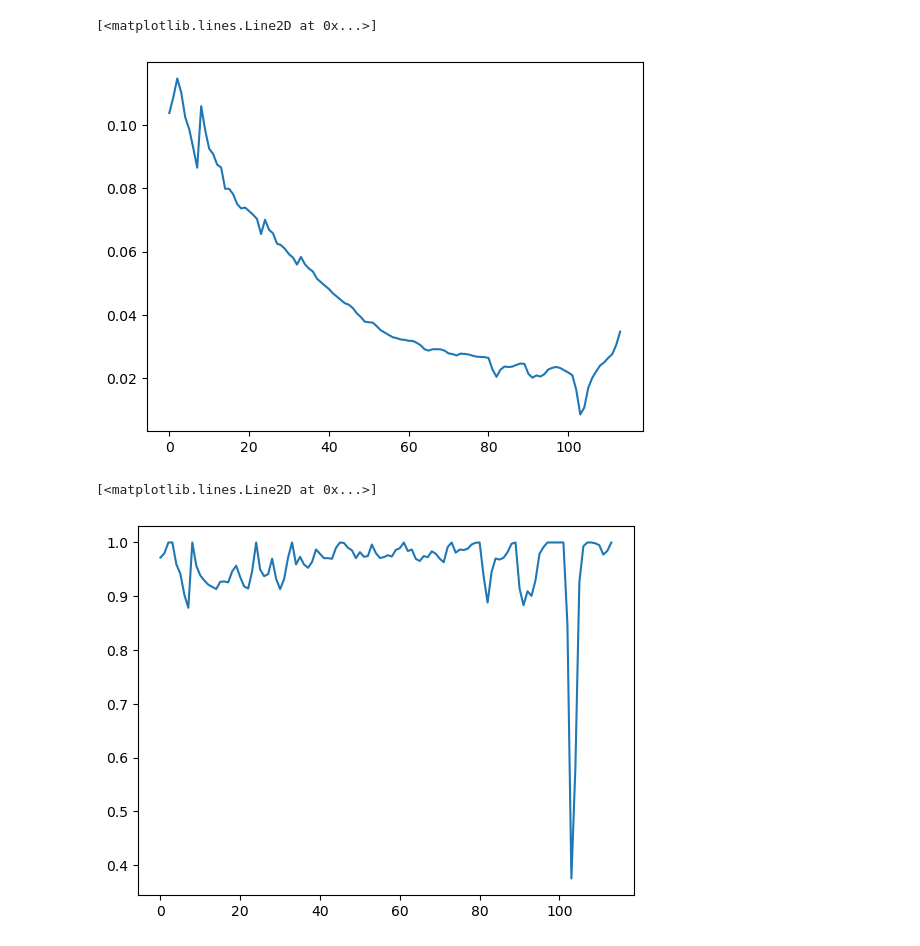
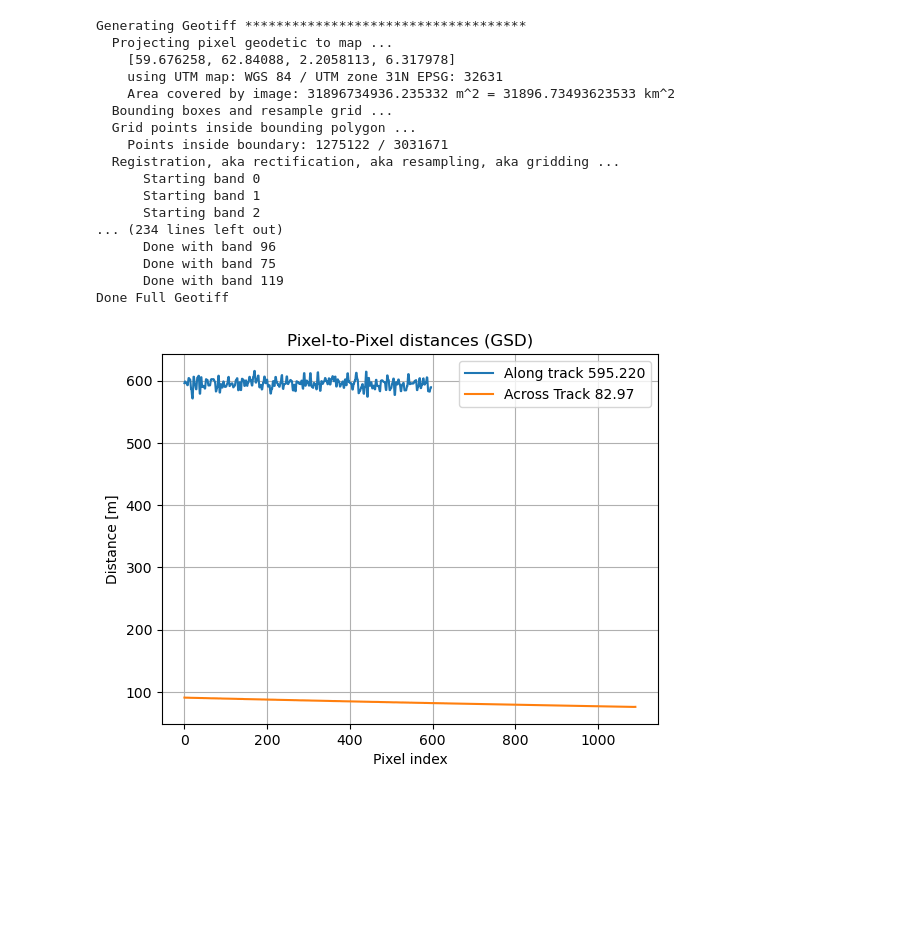
Before and after one commit to NTNU-SmallSat-Lab/MACHI, a Jupyter notebook: demo.ipynb, the cells around one changed output. Drawn from its saved outputs; the diff is of its cells as text; code cells hidden in the pictures; blank space fills up the shorter version.

```diff
--- a/demo.ipynb
+++ b/demo.ipynb
@@ -109,10 +107,21 @@ plt.plot(A)
-# %%
-plt.plot(A)
-# %% [output]
-[<matplotlib.lines.Line2D at 0x...>]
-[figure, removed]
-# %%
-plt.plot(T)
-# %% [output]
-[<matplotlib.lines.Line2D at 0x...>]
-[figure, removed]
+# %%
+satobj.create_geotiff(product="L1C", force_reload=False)
+# %% [output]
+Generating Geotiff ************************************
+  Projecting pixel geodetic to map ...
+    [59.676258, 62.84088, 2.2058113, 6.317978]
+    using UTM map: WGS 84 / UTM zone 31N EPSG: 32631
+    Area covered by image: 31896734936.235332 m^2 = 31896.73493623533 km^2
+  Bounding boxes and resample grid ...
+  Grid points inside bounding polygon ...
+    Points inside boundary: 1275122 / 3031671
+  Registration, aka rectification, aka resampling, aka gridding ...
+      Starting band 0
+      Starting band 1
+      Starting band 2
+... (234 lines left out)
+      Done with band 96
+      Done with band 75
+      Done with band 119
+Done Full Geotiff
+[figure, added]
```
Also changed, not shown: parts of 18 cells of this notebook, 1 other file.
